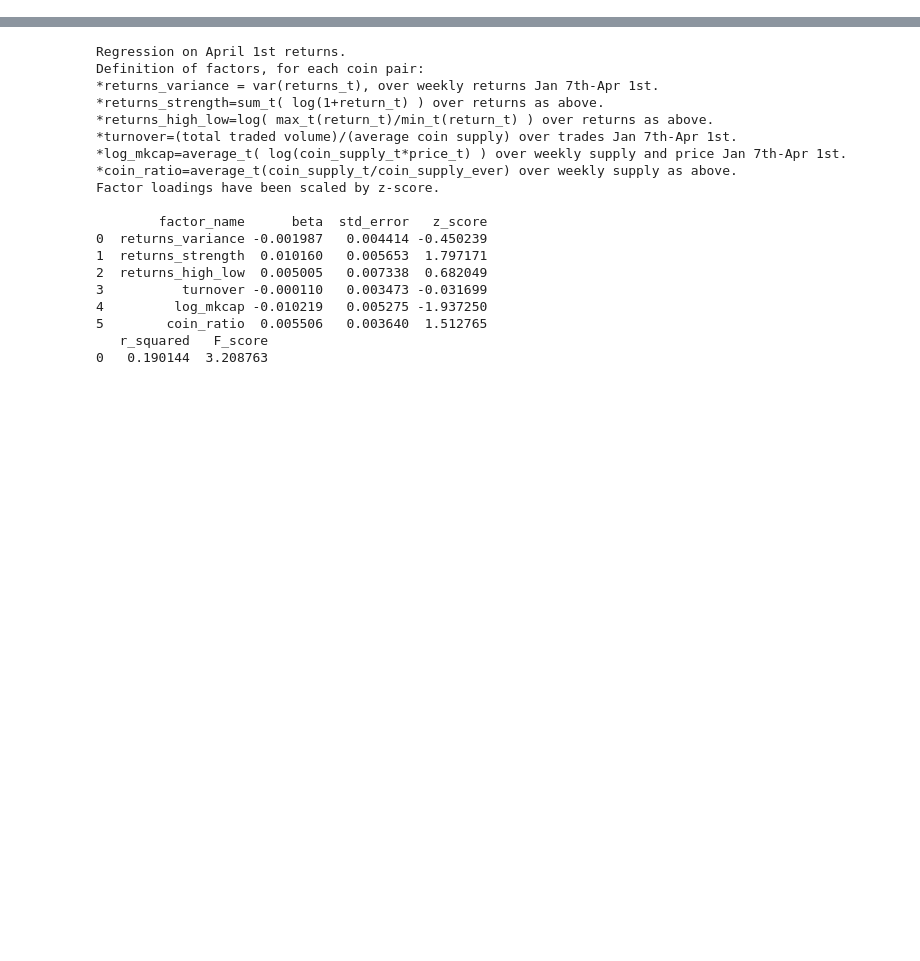
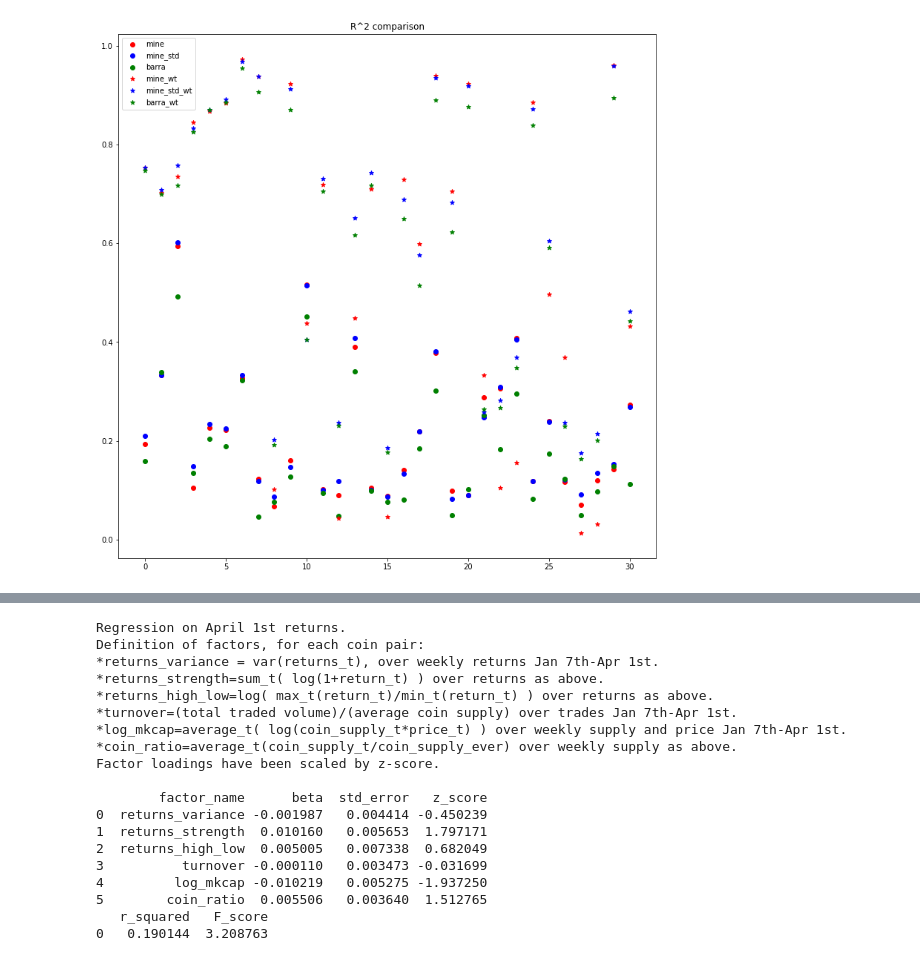
Before and after one commit to etaleinc/coinAPI-data, a Jupyter notebook: ipynotebooks/regression.ipynb, the cells around one changed output, grey strips where cells are left out. Drawn from its saved outputs; the diff is of its cells as text; code cells hidden in the pictures; blank space fills up the shorter version.

Commit message:
images

```diff
--- a/ipynotebooks/regression.ipynb
+++ b/ipynotebooks/regression.ipynb
@@ -42,6 +42,9 @@ while t<=1525219201:
     matrix.append(ret_t)
     t+=86400
 R=np.array(matrix)
+norms=np.linalg.norm(R, axis=0)
+W=np.where(norms==0)
+R=np.delete(R, W, axis=1)
 # %%
 #####Factors: January to April#####
 #####log_mkcap and coin_ratio computed averaging.
@@ -237,0 +133,20 @@ for x in df_list:
+# %%
+#make a vector of returns variance to be used in regression as weights
+varia=[]
+path='/home/fbuonerba/factor_loadings/'
+finp='_'+str(1515283200)+'_'+str(1522540800)+'_'+str(604800)+'.txt'
+for base in coins:
+    for quote in quotes:
+        sym=str(base)+'_'+str(quote)
+        with open(path+'variance_'+sym+finpath1) as file:
+            x=json.load(file)
+        if x==0:
+            x=float('inf')
+        varia.append(x)
+varia=np.array(varia)
+weight=varia**-1
+weight=np.delete(weight, W)
+
+
+R=R*weight
+factors=(factors.T*weight).T
@@ -237,0 +201,19 @@ for x in df_list:
+# %%
+####results of computing 6 different regressions:
+####two with averaged factors, one with literal barra factors.
+####each is computed ordinary, and weighted by var(returns)^{-1}.
+
+t=list(range(31))
+fig = plt.figure(figsize=(13, 13))
+plt.title('R^2 comparison')
+plt.scatter(t, r2_my, c='r', label='mine')
+plt.scatter(t, r2_st,c='b', label='mine_std')
+plt.scatter(t, r2_barra, c='g', label='barra')
+plt.scatter(t, r2_my_wt, c='r', label='mine_wt',marker='*')
+plt.scatter(t, r2_st_wt, c='b', label='mine_std_wt',marker='*')
+plt.scatter(t, r2_barra_wt, c='g', label='barra_wt',marker='*')
+plt.legend()
+plt.savefig('R^2_comparison.png')
+plt.show()
+# %% [output]
+[figure, added]
```
Also changed, not shown: parts of 13 cells of this notebook, 26 other files.
